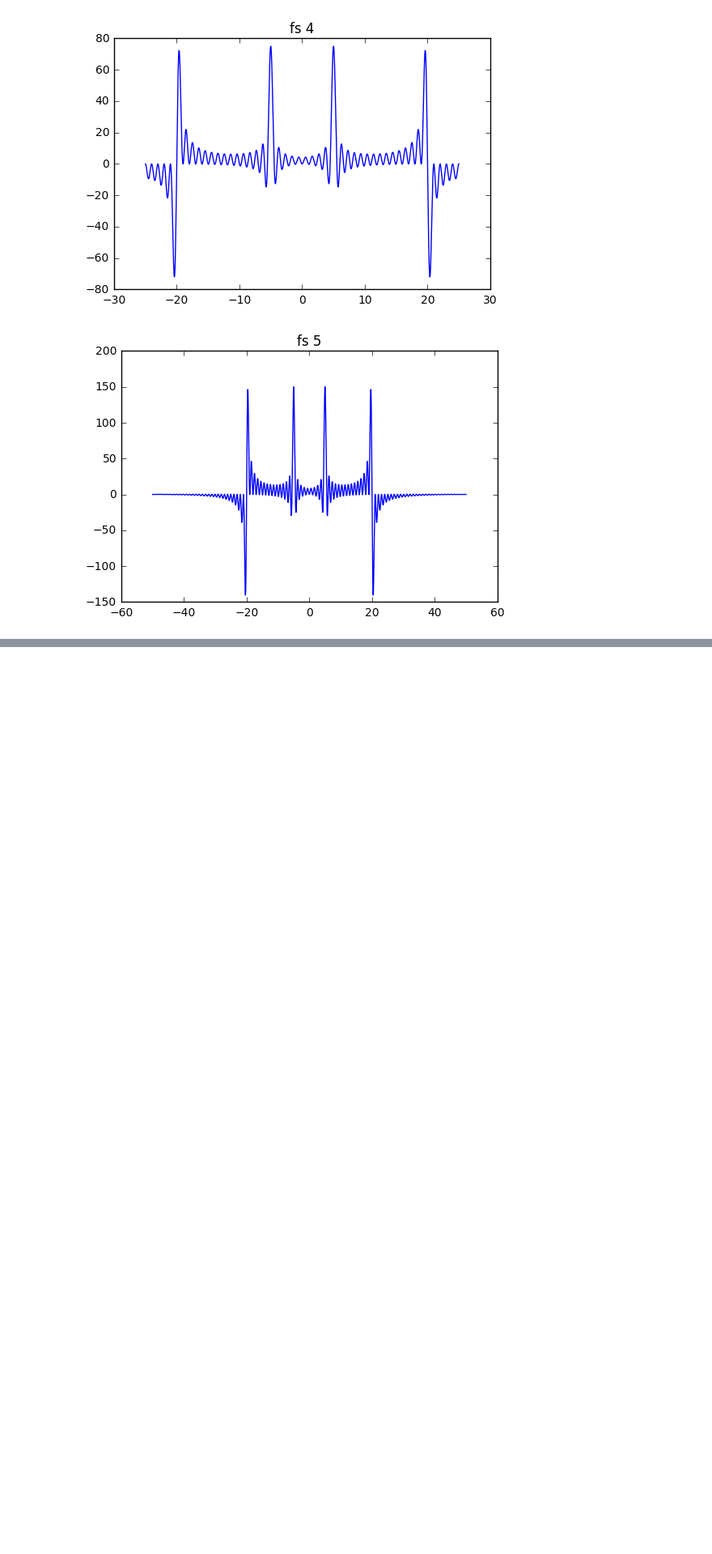
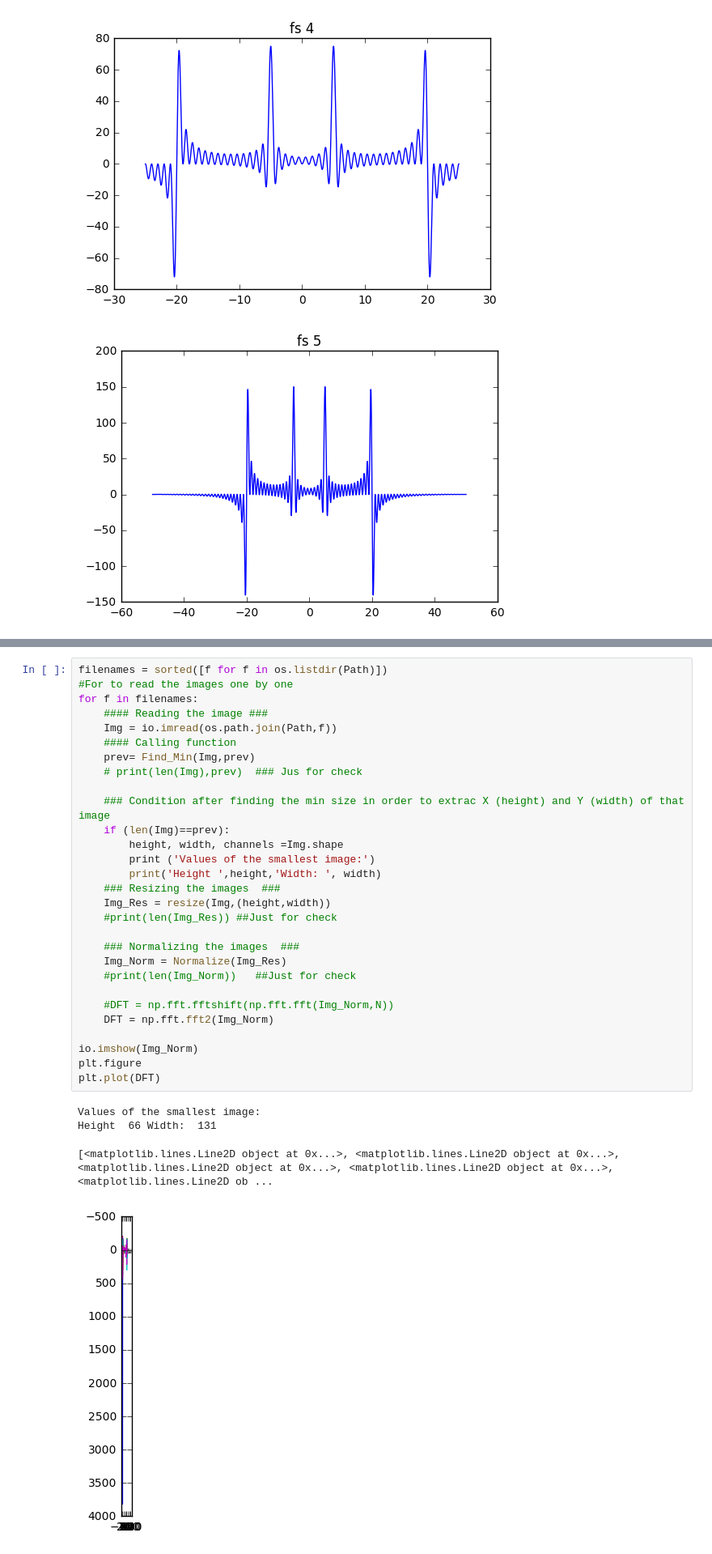
Before and after one commit to CarmenGenis/DSP-TP-1617, a Jupyter notebook: Lab4/python/Lab4.ipynb, the cells around one changed output, grey strips where cells are left out. Shown at 81% size. Cells and saved outputs as stored; diff of their text form; blank space fills up the shorter version.

```diff
--- a/Lab4/python/Lab4.ipynb
+++ b/Lab4/python/Lab4.ipynb
@@ -360,0 +378,34 @@ for f in filenames:
+# %%
+filenames = sorted([f for f in os.listdir(Path)])
+#For to read the images one by one
+for f in filenames:
+    #### Reading the image ###
+    Img = io.imread(os.path.join(Path,f))
+    #### Calling function
+    prev= Find_Min(Img,prev)
+    # print(len(Img),prev)  ### Jus for check
+
+    ### Condition after finding the min size in order to extrac X (height) and Y (width) of that image
+    if (len(Img)==prev):
+        height, width, channels =Img.shape
+        print ('Values of the smallest image:')
+        print('Height ',height,'Width: ', width)
+    ### Resizing the images  ###
+    Img_Res = resize(Img,(height,width))
+    #print(len(Img_Res)) ##Just for check
+
+    ### Normalizing the images  ###
+    Img_Norm = Normalize(Img_Res)
+    #print(len(Img_Norm))   ##Just for check
+
+    #DFT = np.fft.fftshift(np.fft.fft(Img_Norm,N))
+    DFT = np.fft.fft2(Img_Norm)
+
+io.imshow(Img_Norm)
+plt.figure
+plt.plot(DFT)
+# %% [output]
+Values of the smallest image:
+Height  66 Width:  131
+[<matplotlib.lines.Line2D object at 0x...>, <matplotlib.lines.Line2D object at 0x...>, <matplotlib.lines.Line2D object at 0x...>, <matplotlib.lines.Line2D object at 0x...>, <matplotlib.lines.Line2D ob ...
+[figure, added]
```
Also changed, not shown: parts of 3 cells of this notebook.
